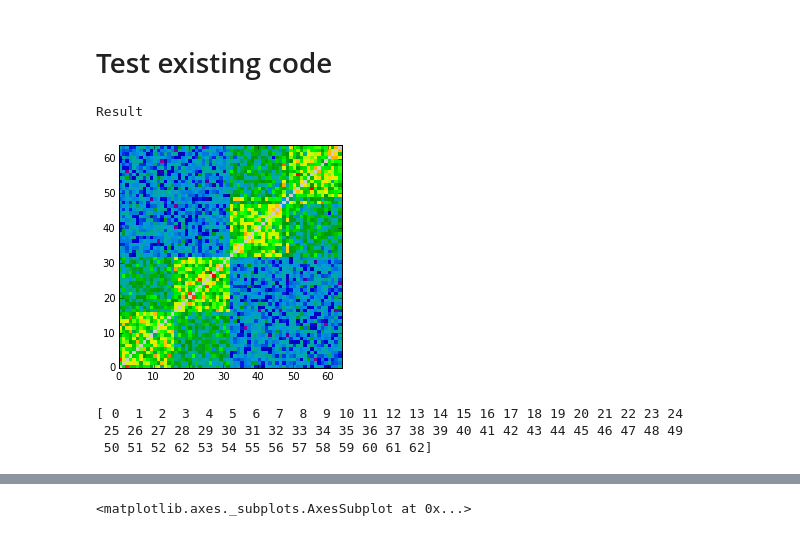
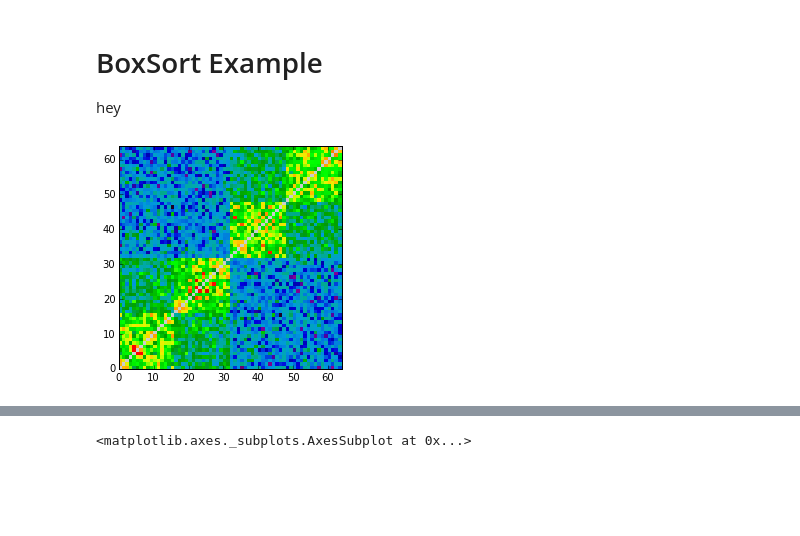
Before and after one commit to peterwinter/boxcluster_tutorial, a Jupyter notebook: matrixsort.ipynb, the cells around one changed output, grey strips where cells are left out. Saved outputs shown, nothing was run; the diff lists cells and outputs as text; code cells hidden in the pictures; blank space fills up the shorter version.

Commit message:
add documentation to sort notebook

```diff
--- a/matrixsort.ipynb
+++ b/matrixsort.ipynb
@@ -34,14 +59,16 @@ Test
-# %% [markdown]
-# Test existing code
-# %%
-bs = BoxSort(test)
-out = bs(save_history=True)
-print('Result')
-mplot(out.matrix)
-print(out.order)
-# %% [output]
-Result
-[figure, removed]
-[ 0  1  2  3  4  5  6  7  8  9 10 11 12 13 14 15 16 17 18 19 20 21 22 23 24
- 25 26 27 28 29 30 31 32 33 34 35 36 37 38 39 40 41 42 43 44 45 46 47 48 49
- 50 51 52 62 53 54 55 56 57 58 59 60 61 62]
+# %% [markdown]
+# BoxSort Example
+
+hey
+# %%
+# initialize the instance
+bs = BoxSort(test)
+
+# returns a OrderedArray class object with the solution.
+result = bs(save_history=True)
+
+# show result
+mplot(result.matrix)
+plt.show()
+# %% [output]
+[figure, added]
```
Also changed, not shown: parts of 28 cells of this notebook, 1 other file.
